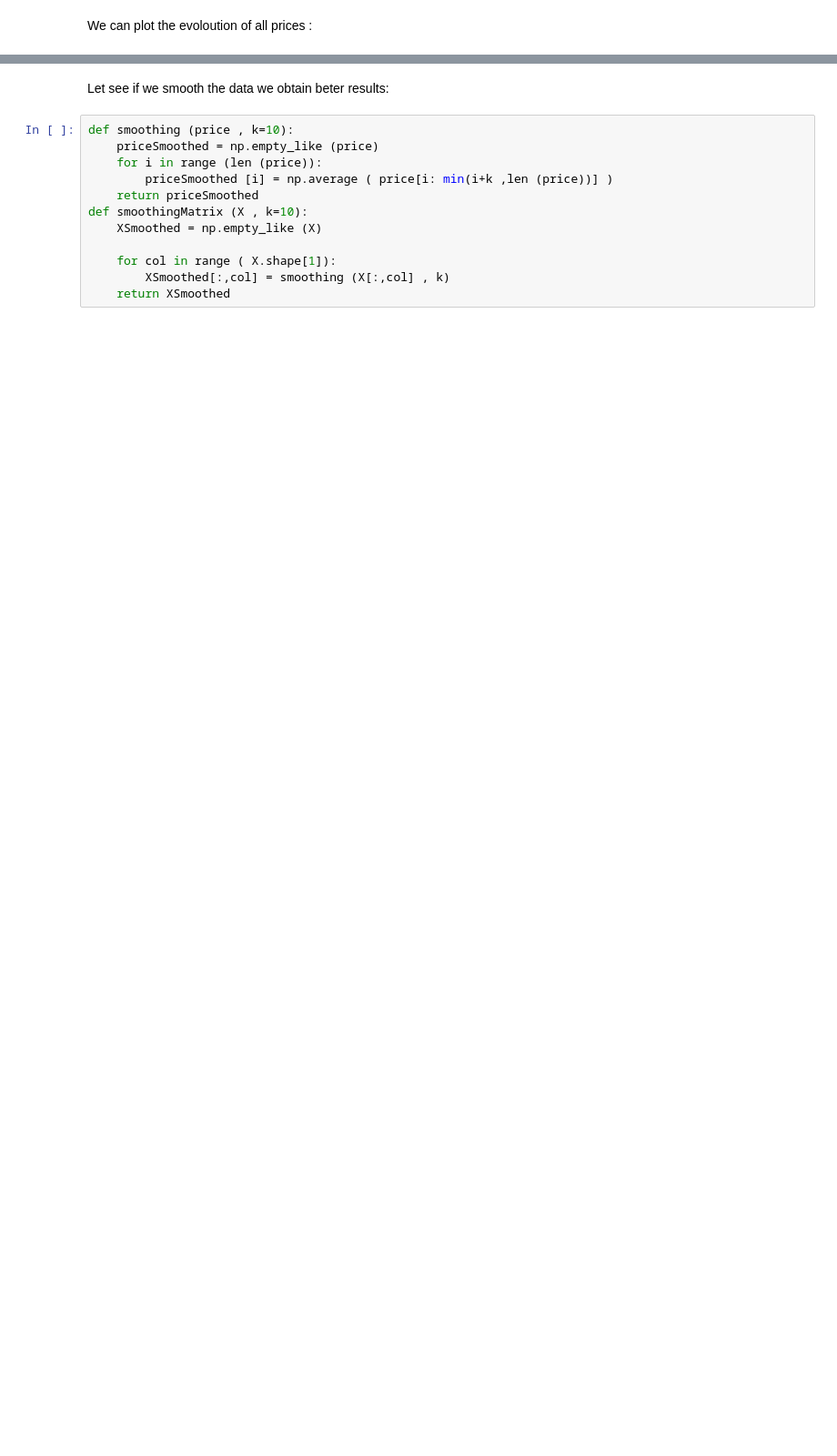
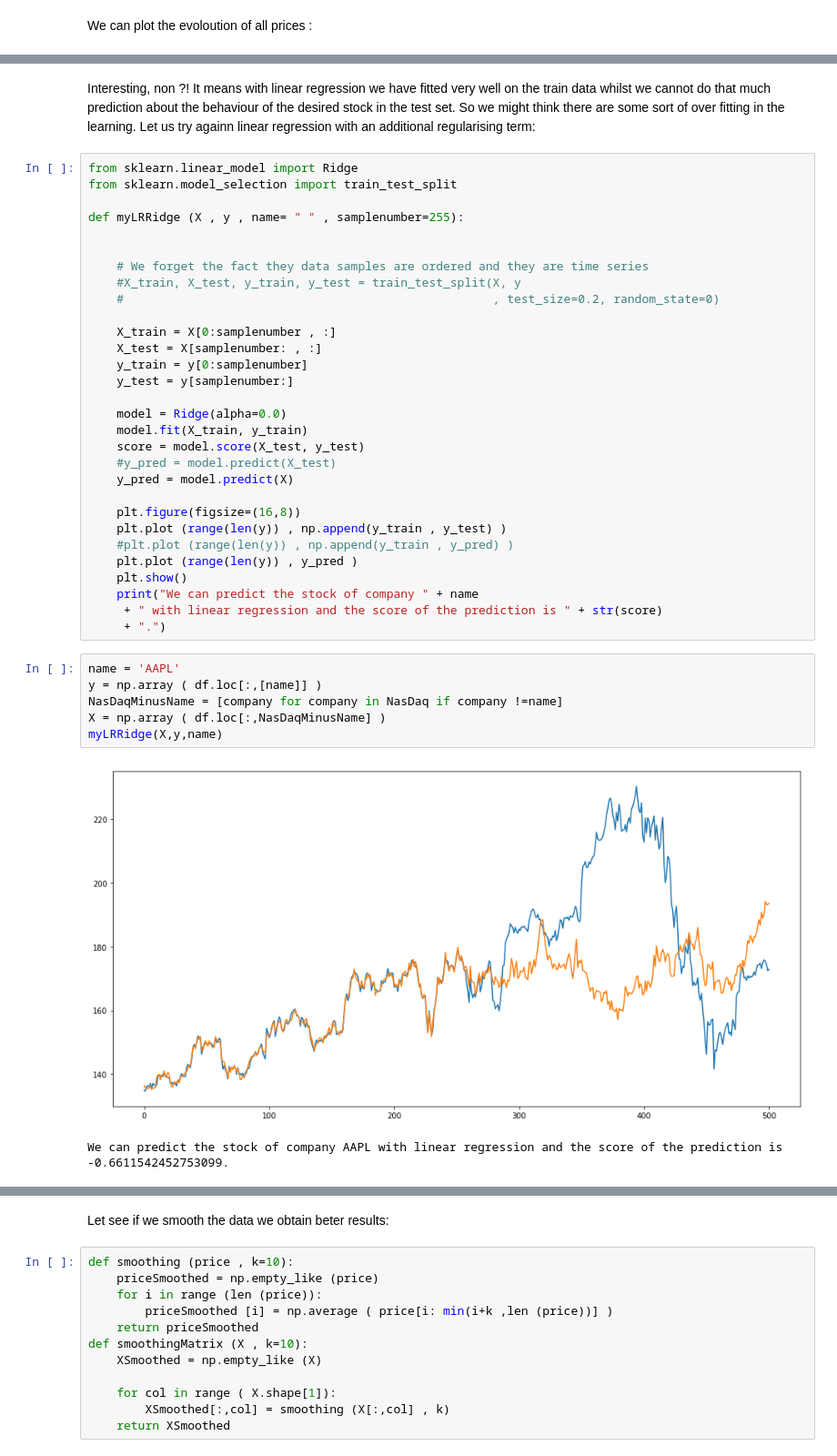
Before and after one commit to SaeedHK/stockML, a Jupyter notebook: JSONReadingOnline.ipynb, the cells around one changed output, grey strips where cells are left out. Shown at 91% size. Drawn from its saved outputs; the diff is of its cells as text; blank space fills up the shorter version.

```diff
--- a/JSONReadingOnline.ipynb
+++ b/JSONReadingOnline.ipynb
@@ -115,0 +126,41 @@ We can predict the stock of company AAPL with linear regression and the score of
+# %% [markdown]
+Interesting, non ?! It means with linear regression we have fitted very well on the train data whilst we cannot do that much prediction about the behaviour of the desired stock in the test set. So we might think there are some sort of over fitting in the learning. Let us try againn linear regression with an additional regularising term:
+# %%
+from sklearn.linear_model import Ridge
+from sklearn.model_selection import train_test_split
+
+def myLRRidge (X , y , name= " " , samplenumber=255):
+
+
+    # We forget the fact they data samples are ordered and they are time series
+    #X_train, X_test, y_train, y_test = train_test_split(X, y
+    #                                                    , test_size=0.2, random_state=0)
+
+    X_train = X[0:samplenumber , :]
+    X_test = X[samplenumber: , :]
+    y_train = y[0:samplenumber]
+    y_test = y[samplenumber:]
+
+    model = Ridge(alpha=0.0)
+    model.fit(X_train, y_train)
+    score = model.score(X_test, y_test)
+    #y_pred = model.predict(X_test)
+    y_pred = model.predict(X)
+
+    plt.figure(figsize=(16,8))
+    plt.plot (range(len(y)) , np.append(y_train , y_test) )
+    #plt.plot (range(len(y)) , np.append(y_train , y_pred) )
+    plt.plot (range(len(y)) , y_pred )
+    plt.show()
+    print("We can predict the stock of company " + name
+     + " with linear regression and the score of the prediction is " + str(score)
+     + ".")
+# %%
+name = 'AAPL'
+y = np.array ( df.loc[:,[name]] )
+NasDaqMinusName = [company for company in NasDaq if company !=name]
+X = np.array ( df.loc[:,NasDaqMinusName] )
+myLRRidge(X,y,name)
+# %% [output]
+[figure, added]
+We can predict the stock of company AAPL with linear regression and the score of the prediction is -0.6611542452753099.
```
Also changed, not shown: parts of 21 cells of this notebook, 1 other file.
